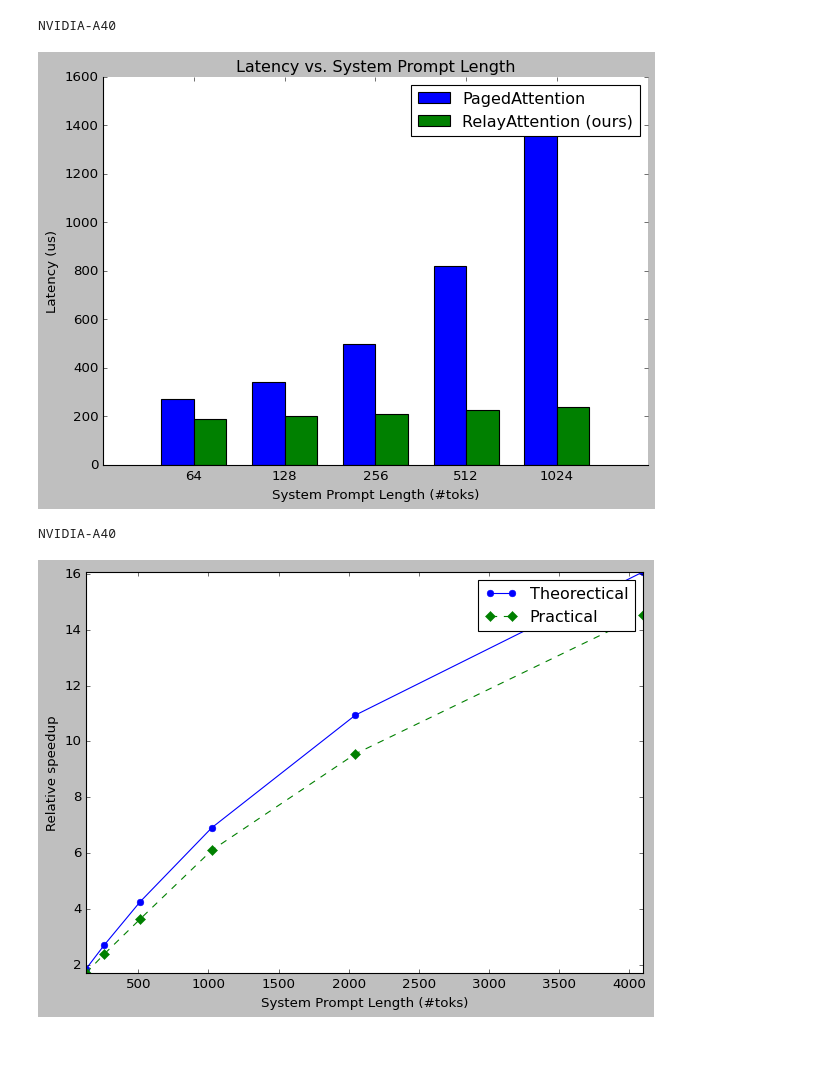
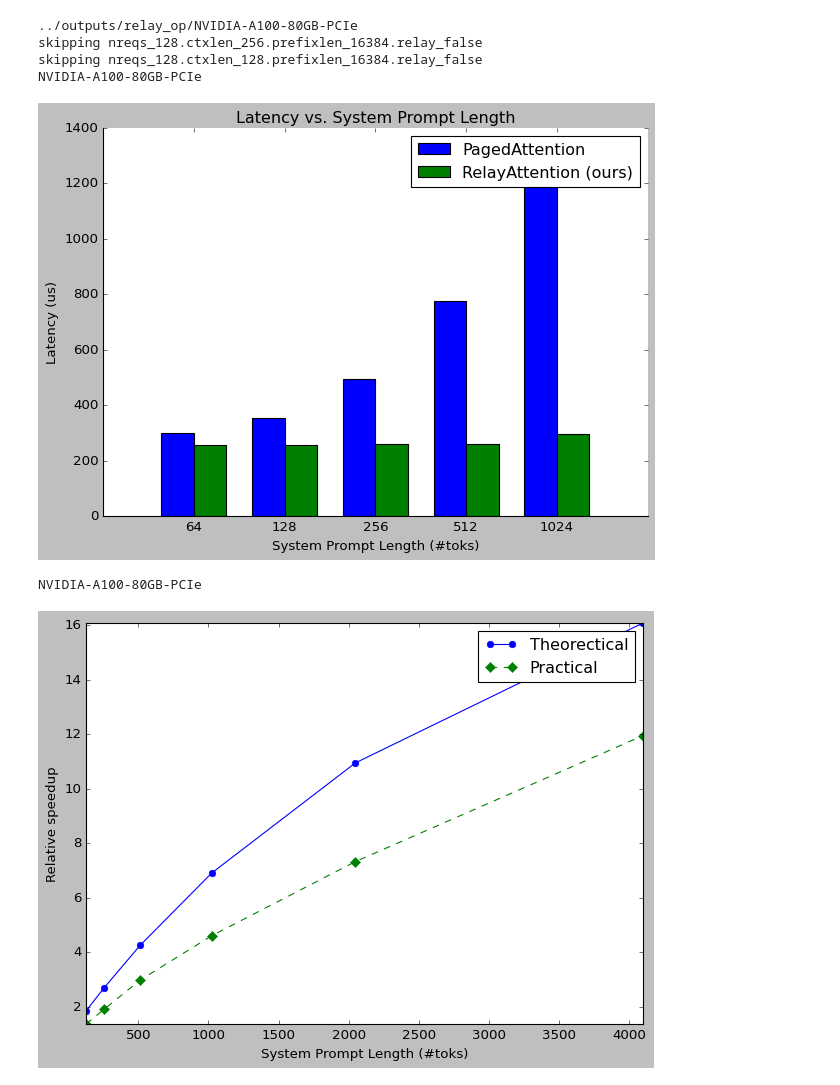
Before and after one commit to overwindows/vllm-ra, a Jupyter notebook: _scripts/plot_relayattn_bench.ipynb, the cells around one changed output. Drawn from its saved outputs; the diff is of its cells as text; code cells hidden in the pictures; blank space fills up the shorter version.

```diff
--- a/_scripts/plot_relayattn_bench.ipynb
+++ b/_scripts/plot_relayattn_bench.ipynb
@@ -222,38 +221,42 @@ exp_root = f'../outputs/{bench}'
 csv_root = f'../stat/{bench}'
 os.makedirs(csv_root, exist_ok=True)
 
-collect = False
+collect = True
 
 if collect:
     for gpu in os.listdir(exp_root):
         gpu_dir = os.path.join(exp_root, gpu)
         benchmark_result_dir = gpu_dir
         csv_path = os.path.join(csv_root, f'{gpu}.csv')
+        print(benchmark_result_dir)
         collect_stat(benchmark_result_dir, csv_path=csv_path)
 
 plt.rcParams.update({'font.size': 16,
                      'font.weight': 'bold',
                      'lines.markersize': 10,
                      'lines.linewidth': 2,
                      'font.family': 'serif',
                      'font.serif': 'Times New Roman',
                      'axes.linewidth': 2,
                      "figure.figsize": (8, 6)
                      })
 
 for file in os.listdir(csv_root):
     if file.endswith('.csv'):
         gpu, _ = file.split('.')
         csv_path = os.path.join(csv_root,file)
         print(gpu)
         save_name = f'relay_op.interactive.{gpu}.svg'
         plot_figure(csv_path, ftype='bar', prefixlens_plot=(64, 128, 256, 512, 1024),
                     save_name=save_name)
         # plot_speedup(csv_path, nreqs_plot=32,  prefixlens_plot=(128, 256, 512, 1024, 2048, 4096, 8192))
         # legacy_plot(csv_path)
 # %% [output]
-NVIDIA-A40
+../outputs/relay_op/NVIDIA-A100-80GB-PCIe
+skipping nreqs_128.ctxlen_256.prefixlen_16384.relay_false
+skipping nreqs_128.ctxlen_128.prefixlen_16384.relay_false
+NVIDIA-A100-80GB-PCIe
-[figure, old version]
+[figure, new version]
 # %%
 def plot_speedup_wrt_prefixlen(csv_path:str, nreqs_plot:int=32, ctxlen_plot=128, metric_plot='Lantency (us)',
                  y_lim=None, prefixlens_plot=(64, 128, 256, 512, 1024), save_name=None):
@@ -396,8 +399,8 @@ for file in os.listdir(csv_root):
         # plot_speedup_wrt_ctxlen(csv_path, nreqs_plot=32,
         #     ctxlens_plot=(128, 256))
 # %% [output]
-NVIDIA-A40
+NVIDIA-A100-80GB-PCIe
-[figure, old version]
+[figure, new version]
 # %%
 # import os
 # import os.path as osp
```
Also changed, not shown: parts of 1 cell of this notebook, 5 other files.
